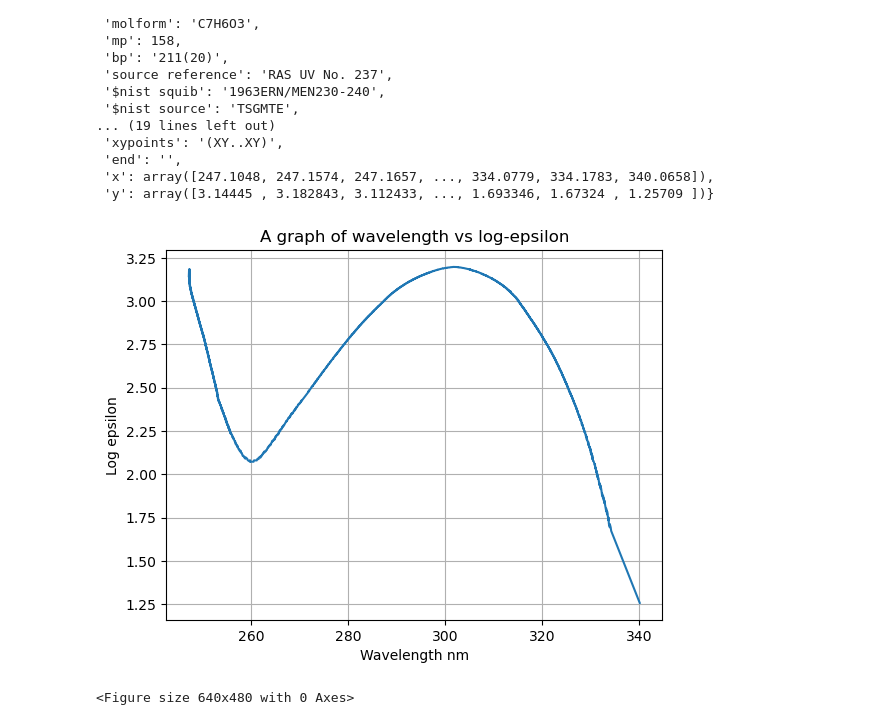
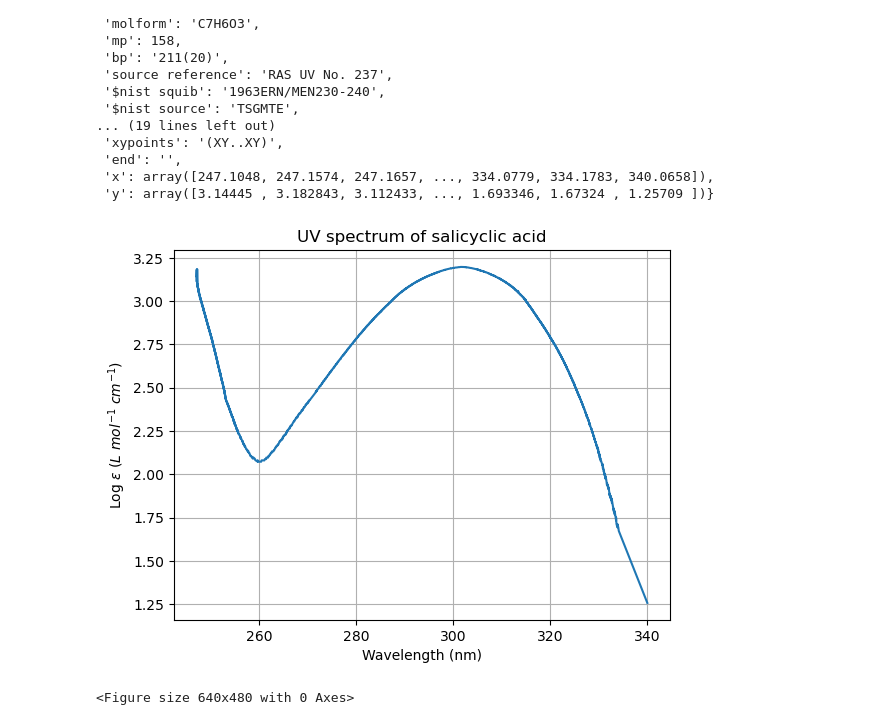
Before and after one commit to IUPAC/WFChemCookbook, a Jupyter notebook: book/recipes/uvvis_metadata.ipynb, the cells around one changed output. Saved outputs shown, nothing was run; the diff lists cells and outputs as text; code cells hidden in the pictures.

```diff
--- a/book/recipes/uvvis_metadata.ipynb
+++ b/book/recipes/uvvis_metadata.ipynb
@@ -305,13 +245,15 @@ wavelength = data_dictionary['x'] # Variable named 'wavelength' holding x values
 log_epsilon = data_dictionary['y'] # Variable named 'log_epsilon' holding y values as seen in dictionary above
 # %%
 """ Plot the results on a graph """
+
 plt.plot(wavelength, log_epsilon)                    # Plot the two variables as a line graph
-plt.xlabel('Wavelength nm')                          # Set the name of the x-label
-plt.ylabel('Log epsilon')                            # Set the name of the y-label
-plt.title('A graph of wavelength vs log-epsilon')    # Set the title of the graph
+plt.xlabel('Wavelength (nm)')                          # Set the name of the x-label
+#plt.ylabel('Log r'$\epsilon' (L mol') )
+plt.ylabel(r'Log $\epsilon$ ($L\ mol^{-1}\ cm^{-1}$)')                             # Set the name of the y-label
+plt.title('UV spectrum of salicyclic acid')          # Set the title of the graph
 plt.grid()                                           # Show grid lines
 plt.show()                                           # Plot the graph to the screen
 # %% [output]
-[figure, old version]
+[figure, new version]
 # %%
 """ Save the figure """
```
Also changed, not shown: parts of 18 cells of this notebook.
